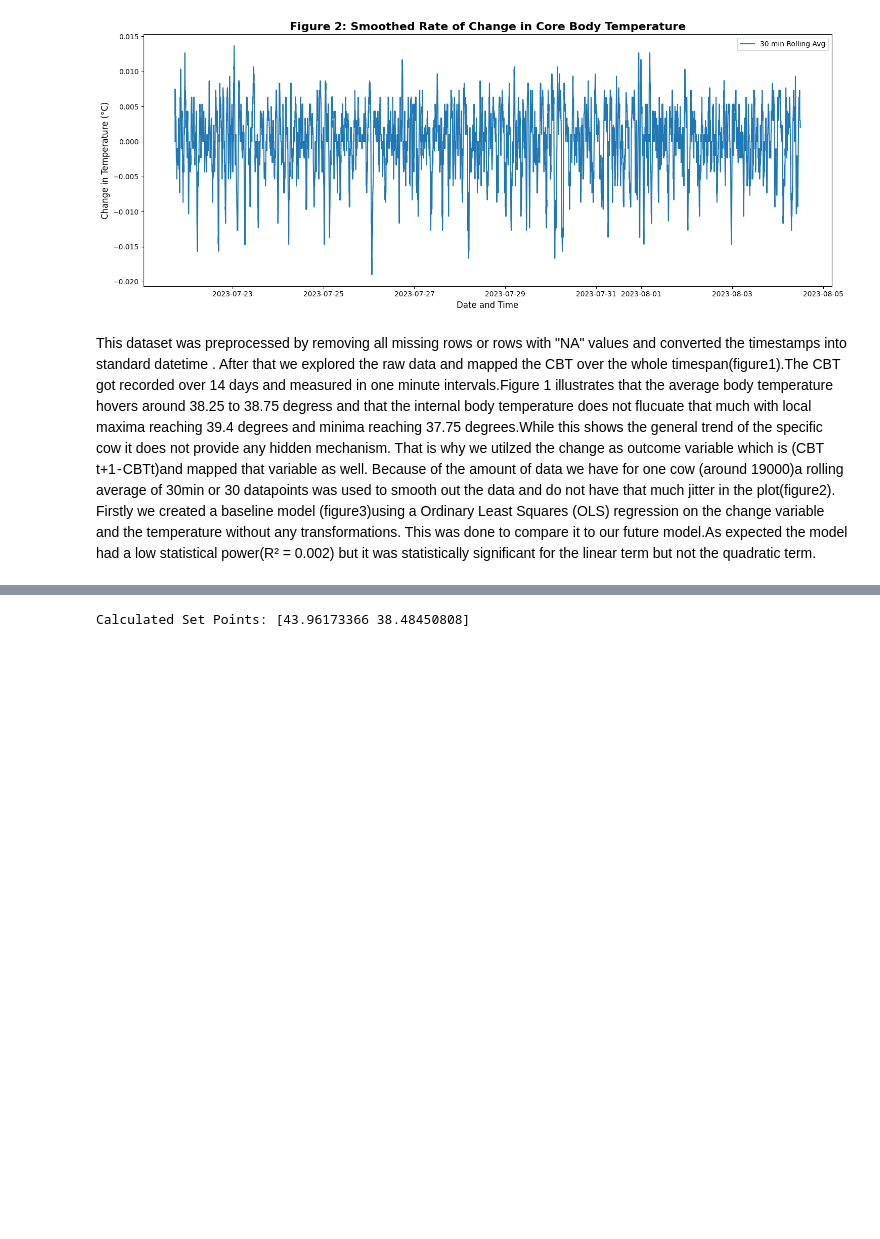
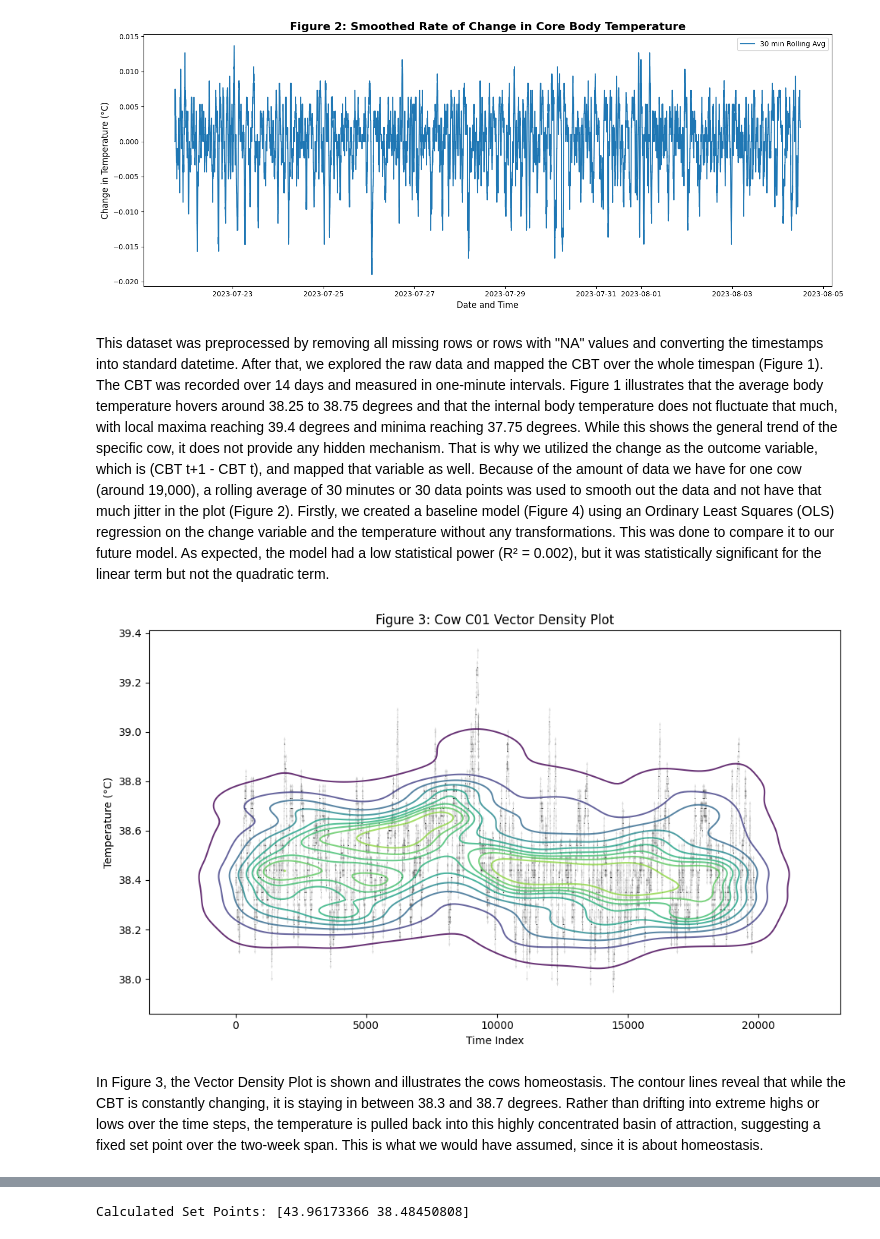
Before and after one commit to smonnnn/Complex-Systems-Blog---MMCOWS, a Jupyter notebook: module-4/Module4.ipynb, the cells around one changed output, grey strips where cells are left out. Drawn from its saved outputs; the diff is of its cells as text; code cells hidden in the pictures; blank space fills up the shorter version.

```diff
--- a/module-4/Module4.ipynb
+++ b/module-4/Module4.ipynb
@@ -10,7 +10,7 @@ import matplotlib.dates as mdates
 import statsmodels.api as sm
 # %%
 
-model_data = pd.read_csv('main_data/cbt/C01.csv')
+model_data = pd.read_csv('sensor_data/main_data/cbt/C01.csv')
 model_data['timestamp'] = pd.to_datetime(model_data['timestamp'] , unit='s')
 # %%
 
@@ -44,8 +44,28 @@ model_data = model_data.reset_index()
 # %% [output]
 [figure]
 # %% [markdown]
-This dataset was preprocessed by removing all missing rows or rows with "NA" values and converted the timestamps into standard datetime . After that we explored the raw data and mapped the CBT over the whole timespan(figure1).The CBT got recorded over 14 days and measured in one minute intervals.Figure 1 illustrates that the average body temperature hovers around 38.25 to 38.75 degress and that the internal body temperature does not flucuate that much with local maxima reaching 39.4 degrees and minima reaching 37.75 degrees.While this shows the general trend of the specific cow it does not provide any hidden mechanism. That is why we utilzed the change as outcome variable which is (CBT t+1 - CBTt)and mapped that variable as well. Because of the amount of data we have for one cow (around 19000)a rolling average of 30min or 30 datapoints was used to smooth out the data and do not have that much jitter in the plot(figure2).
-Firstly we created a baseline model (figure3)using a Ordinary Least Squares (OLS) regression on the change variable and the temperature without any transformations. This was done to compare it to our future model.As expected the model had a low statistical power(R² = 0.002) but it was statistically significant for the linear term but not the quadratic term.
+This dataset was preprocessed by removing all missing rows or rows with "NA" values and converting the timestamps into standard datetime. After that, we explored the raw data and mapped the CBT over the whole timespan (Figure 1). The CBT was recorded over 14 days and measured in one-minute intervals. Figure 1 illustrates that the average body temperature hovers around 38.25 to 38.75 degrees and that the internal body temperature does not fluctuate that much, with local maxima reaching 39.4 degrees and minima reaching 37.75 degrees. While this shows the general trend of the specific cow, it does not provide any hidden mechanism. That is why we utilized the change as the outcome variable, which is (CBT t+1 - CBT t), and mapped that variable as well. Because of the amount of data we have for one cow (around 19,000), a rolling average of 30 minutes or 30 data points was used to smooth out the data and not have that much jitter in the plot (Figure 2). Firstly, we created a baseline model (Figure 4) using an Ordinary Least Squares (OLS) regression on the change variable and the temperature without any transformations. This was done to compare it to our future model. As expected, the model had a low statistical power (R² = 0.002), but it was statistically significant for the linear term but not the quadratic term.
+# %%
+
+temp = model_data['temperature_C'].values
+time_idx = np.arange(len(temp))
+temp_change = np.diff(temp, prepend=temp[0])
+
+plt.figure(figsize=(10, 6))
+sns.kdeplot(x=time_idx, y=temp, cmap="viridis", levels=10, thresh=0.05, alpha=0.8)
+plt.quiver(time_idx, temp, np.ones_like(time_idx), temp_change,
+           angles='xy', scale_units='xy', scale=1,
+           color='black', alpha=0.15, width=0.001, headwidth=3)
+
+plt.title("Figure 3: Cow C01 Vector Density Plot")
+plt.xlabel("Time Index")
+plt.ylabel("Temperature (°C)")
+plt.tight_layout()
+plt.show()
+# %% [output]
+[figure, added]
+# %% [markdown]
+In Figure 3, the Vector Density Plot is shown and illustrates the cows homeostasis. The contour lines reveal that while the CBT is constantly changing, it is staying in between 38.3 and 38.7 degrees. Rather than drifting into extreme highs or lows over the time steps, the temperature is pulled back into this highly concentrated basin of attraction, suggesting a fixed set point over the two-week span. This is what we would have assumed, since it is about homeostasis.
 # %%
 
 baseline_data = model_data.dropna(subset=['temperature_C', 'temp_change']).copy()
```
Also changed, not shown: parts of 7 cells of this notebook.
